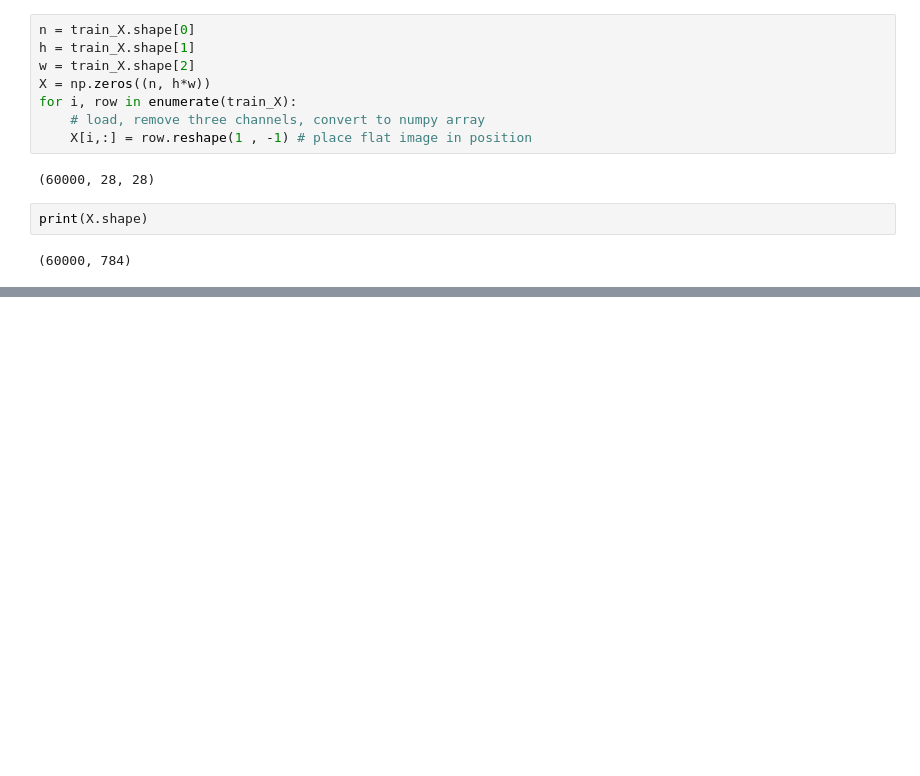
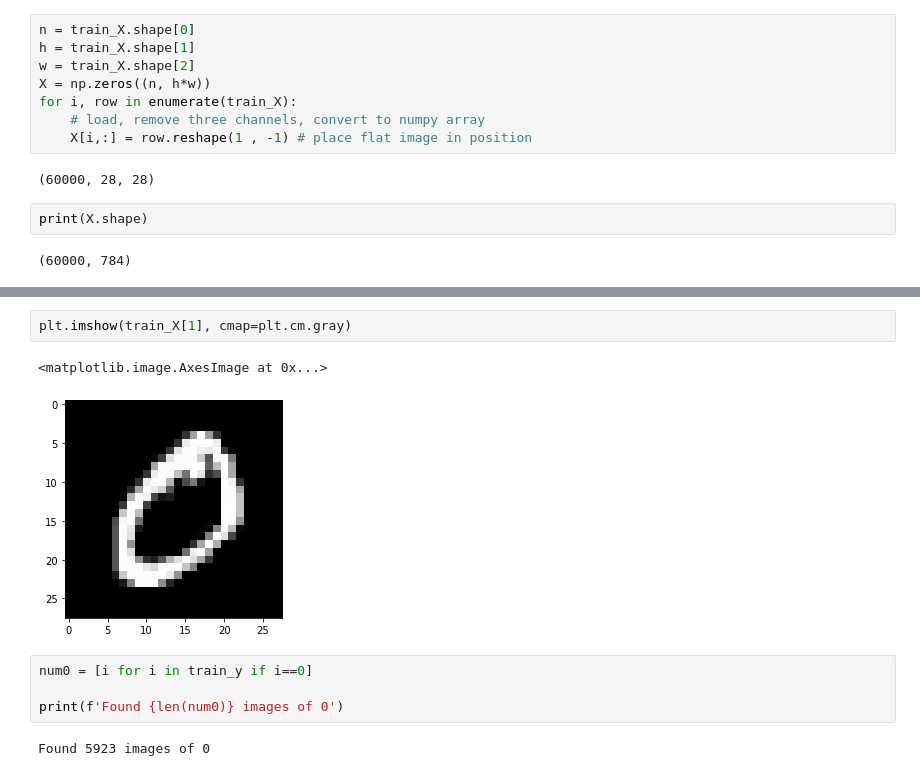
Before and after one commit to Mengxue12/Maching_Learning, a Jupyter notebook: lab02/ml02-exercise.ipynb, the cells around one changed output, grey strips where cells are left out. Saved outputs shown, nothing was run; the diff lists cells and outputs as text; blank space fills up the shorter version.

```diff
--- a/lab02/ml02-exercise.ipynb
+++ b/lab02/ml02-exercise.ipynb
@@ -92,0 +125,11 @@ print(X.shape)
+# %%
+plt.imshow(train_X[1], cmap=plt.cm.gray)
+# %% [output]
+<matplotlib.image.AxesImage at 0x...>
+[figure, added]
+# %%
+num0 = [i for i in train_y if i==0]
+
+print(f'Found {len(num0)} images of 0')
+# %% [output]
+Found 5923 images of 0
```
Also changed, not shown: parts of 7 cells of this notebook.
